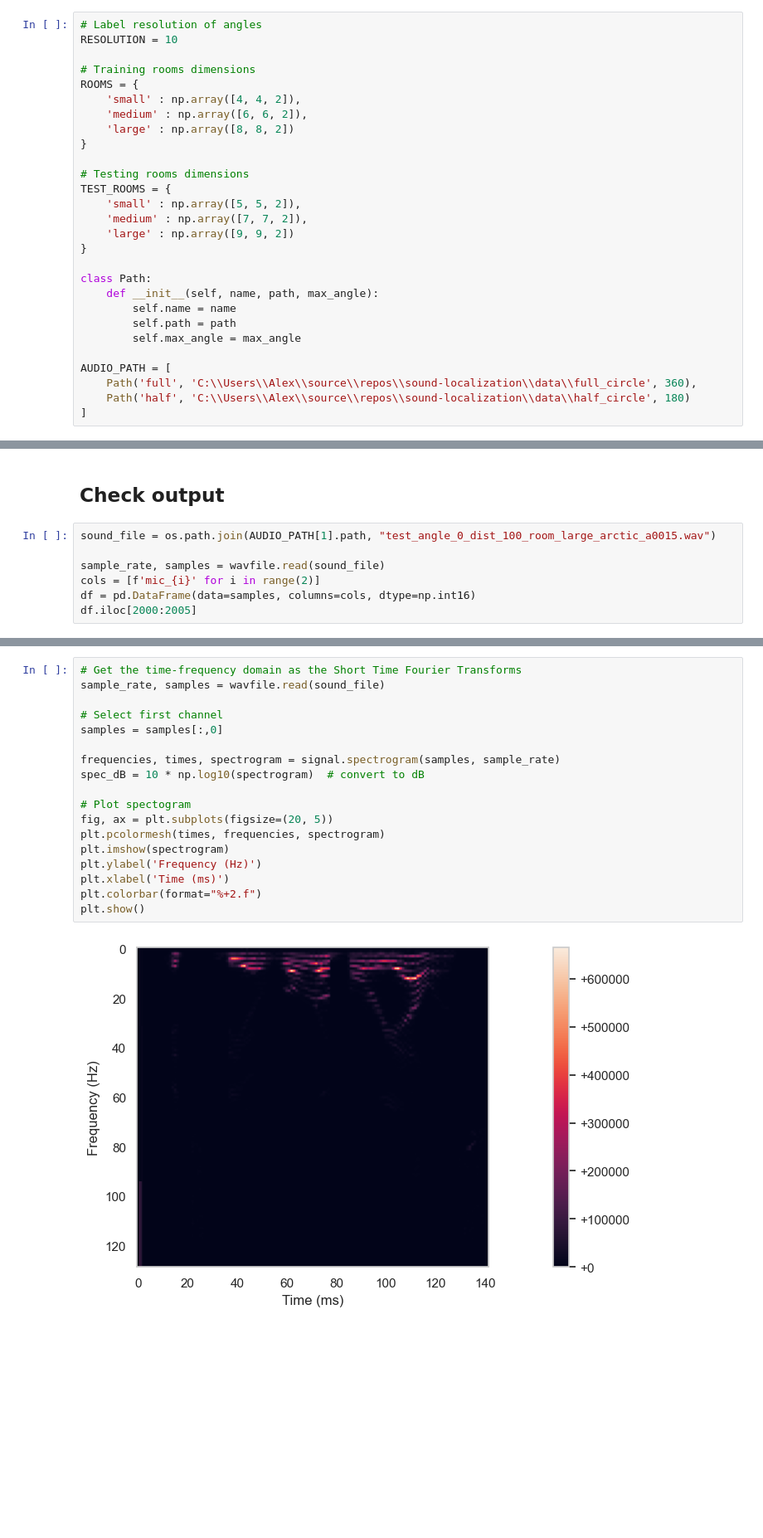
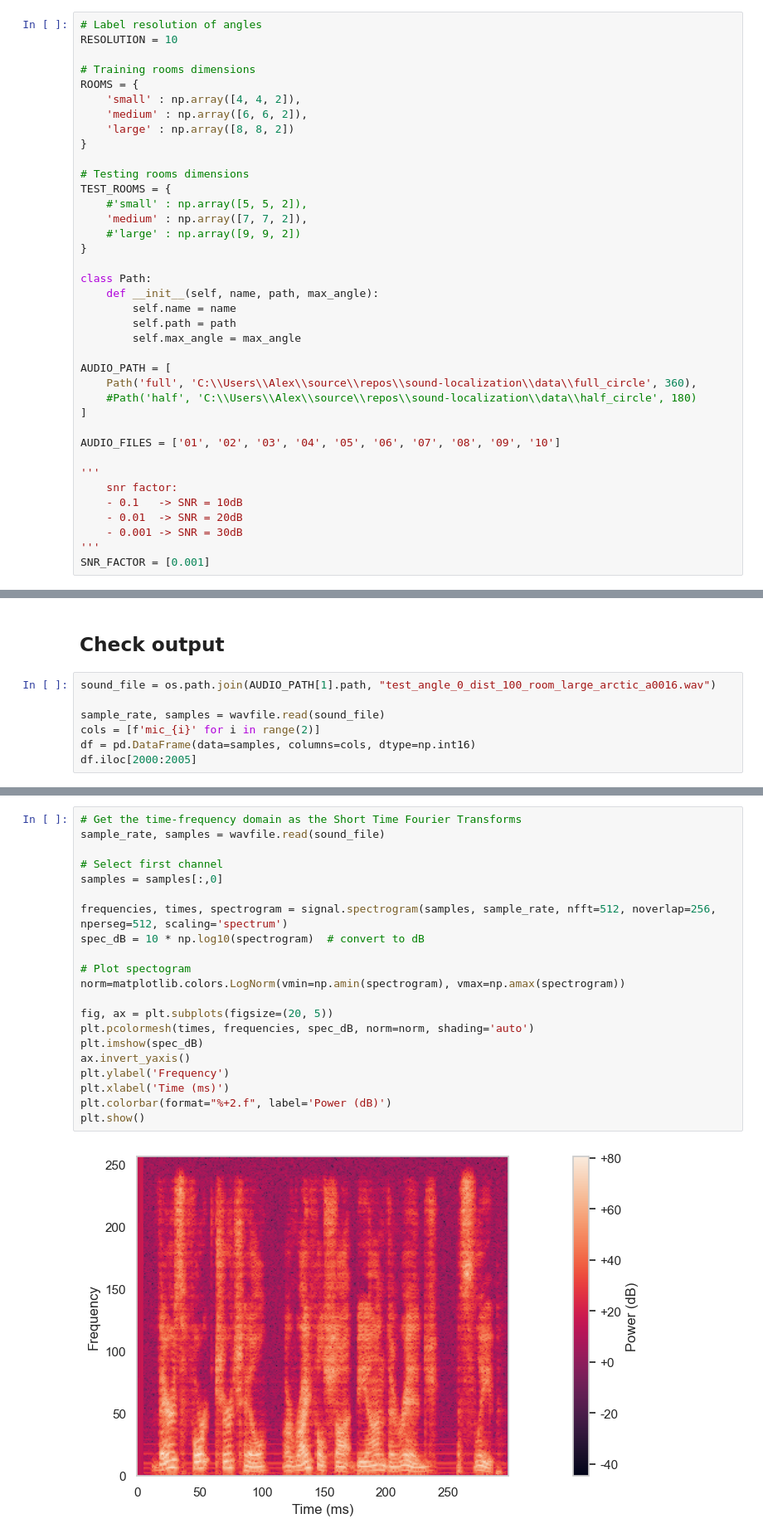
Before and after one commit to AlexandraPosta/sound-localization, a Jupyter notebook: notebooks/SimulateData.ipynb, the cells around one changed output, grey strips where cells are left out. Shown at 83% size. Saved outputs shown, nothing was run; the diff lists cells and outputs as text; blank space fills up the shorter version.

```diff
--- a/notebooks/SimulateData.ipynb
+++ b/notebooks/SimulateData.ipynb
@@ -38,9 +39,9 @@ ROOMS = {
 
 # Testing rooms dimensions
 TEST_ROOMS = {
-    'small' : np.array([5, 5, 2]),
+    #'small' : np.array([5, 5, 2]),
     'medium' : np.array([7, 7, 2]),
-    'large' : np.array([9, 9, 2])
+    #'large' : np.array([9, 9, 2])
 }
 
 class Path:
@@ -51,8 +52,18 @@ class Path:
 
 AUDIO_PATH = [
     Path('full', 'C:\\Users\\Alex\\source\\repos\\sound-localization\\data\\full_circle', 360),
-    Path('half', 'C:\\Users\\Alex\\source\\repos\\sound-localization\\data\\half_circle', 180)
+    #Path('half', 'C:\\Users\\Alex\\source\\repos\\sound-localization\\data\\half_circle', 180)
 ]
+
+AUDIO_FILES = ['01', '02', '03', '04', '05', '06', '07', '08', '09', '10']
+
+'''
+    snr factor:
+    - 0.1   -> SNR = 10dB
+    - 0.01  -> SNR = 20dB
+    - 0.001 -> SNR = 30dB
+'''
+SNR_FACTOR = [0.001]
 # %% [markdown]
 ## Definition for rooms, microphones and sources
 # %%
@@ -203,7 +211,7 @@ Simulation successful!
 # %% [markdown]
 ## Check output
 # %%
-sound_file = os.path.join(AUDIO_PATH[1].path, "test_angle_0_dist_100_room_large_arctic_a0015.wav")
+sound_file = os.path.join(AUDIO_PATH[1].path, "test_angle_0_dist_100_room_large_arctic_a0016.wav")
 
 sample_rate, samples = wavfile.read(sound_file)
 cols = [f'mic_{i}' for i in range(2)]
@@ -291,23 +294,26 @@ print(1/sample_rate)
 # %%
 # Get the time-frequency domain as the Short Time Fourier Transforms
 sample_rate, samples = wavfile.read(sound_file)
 
 # Select first channel
 samples = samples[:,0]
 
-frequencies, times, spectrogram = signal.spectrogram(samples, sample_rate)
+frequencies, times, spectrogram = signal.spectrogram(samples, sample_rate, nfft=512, noverlap=256, nperseg=512, scaling='spectrum')
 spec_dB = 10 * np.log10(spectrogram)  # convert to dB
 
 # Plot spectogram
+norm=matplotlib.colors.LogNorm(vmin=np.amin(spectrogram), vmax=np.amax(spectrogram))
+
 fig, ax = plt.subplots(figsize=(20, 5))
-plt.pcolormesh(times, frequencies, spectrogram)
-plt.imshow(spectrogram)
-plt.ylabel('Frequency (Hz)')
+plt.pcolormesh(times, frequencies, spec_dB, norm=norm, shading='auto')
+plt.imshow(spec_dB)
+ax.invert_yaxis()
+plt.ylabel('Frequency')
 plt.xlabel('Time (ms)')
-plt.colorbar(format="%+2.f")
+plt.colorbar(format="%+2.f", label='Power (dB)')
 plt.show()
 # %% [output]
-[figure, old version]
+[figure, new version]
 # %%
 room_dim = ROOMS['small']
 sound_files = "C:\\Users\\Alex\\source\\repos\\Data\\Sound\\arctic_a0014.wav"
```
Also changed, not shown: parts of 8 cells of this notebook, 8 other files.
